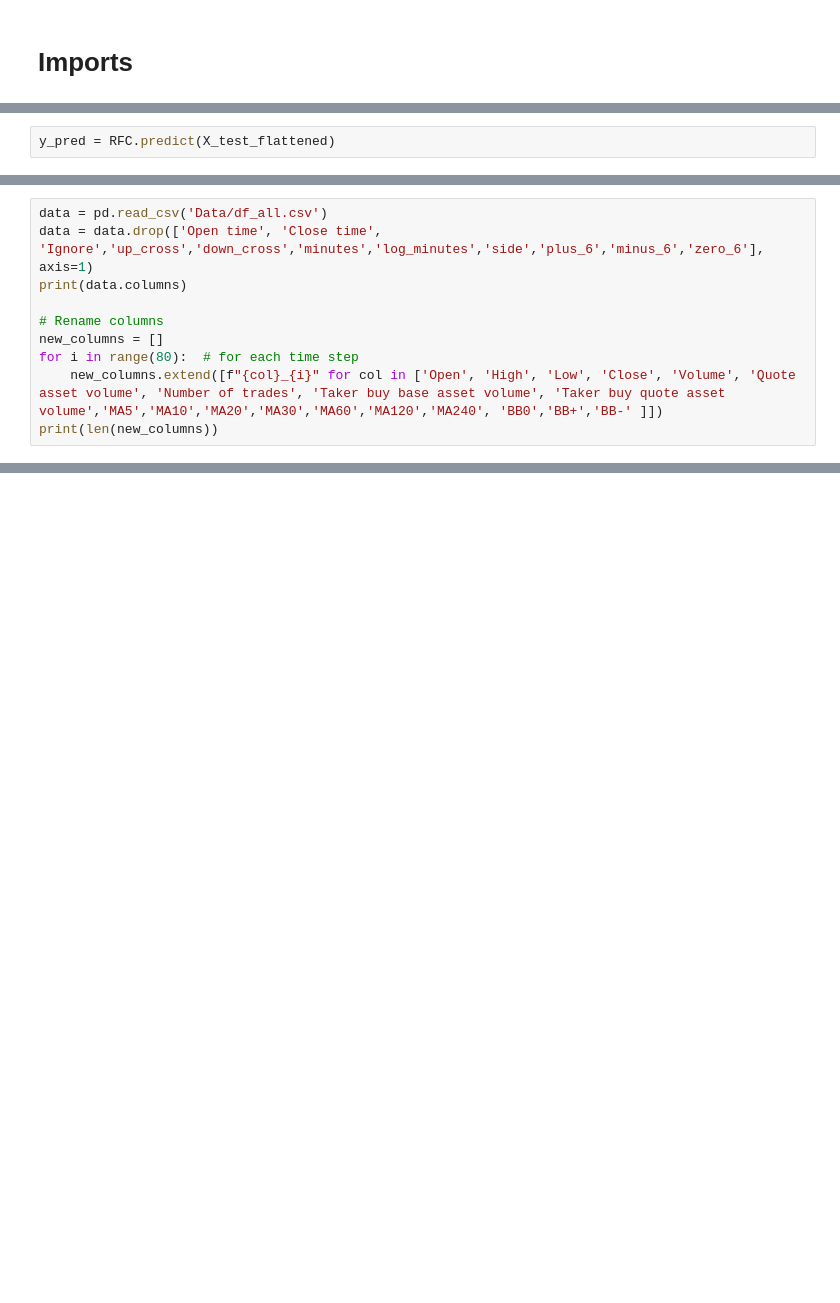
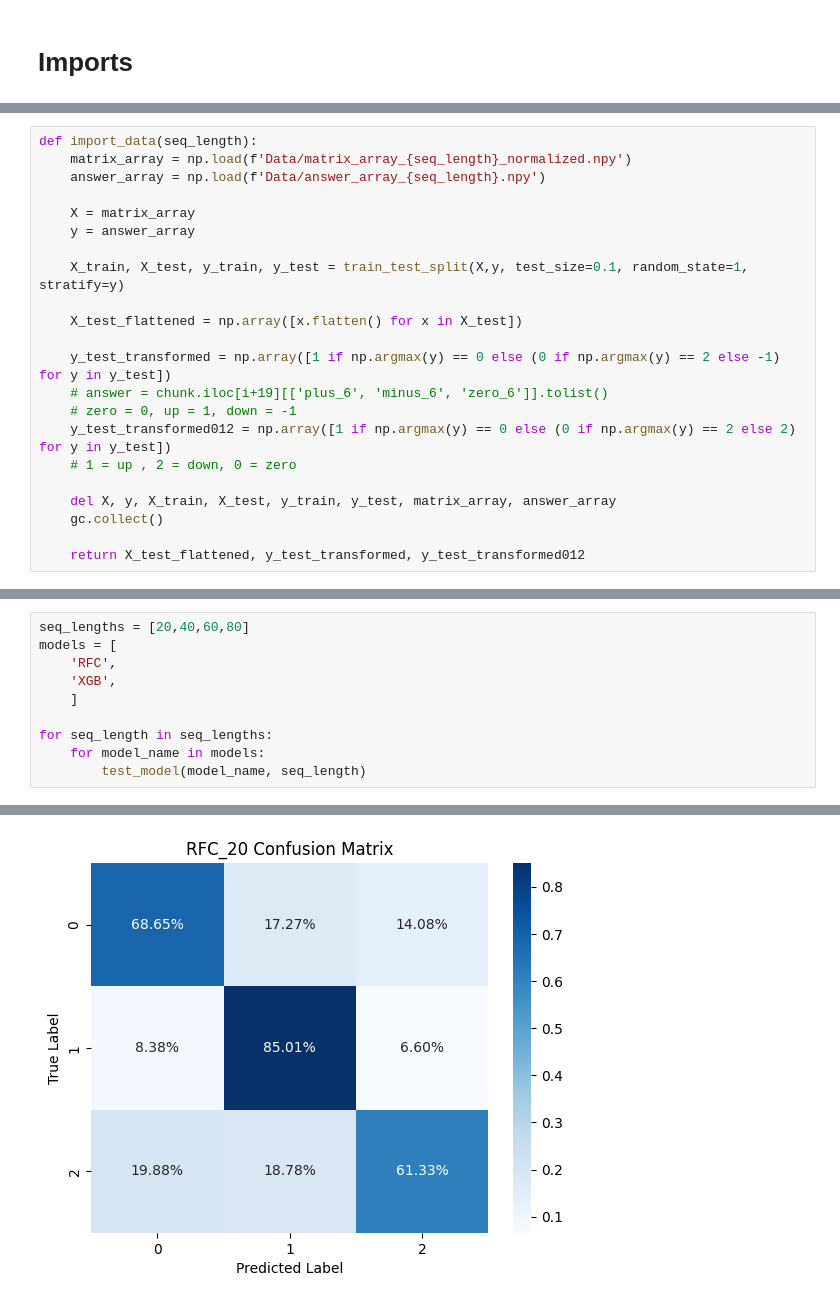
Before and after one commit to sminibae/MidasProject3, a Jupyter notebook: DOGE/04-0.ML_modeling.ipynb, the cells around one changed output, grey strips where cells are left out. Cells and saved outputs as stored; diff of their text form; blank space fills up the shorter version.

```diff
--- a/DOGE/04-0.ML_modeling.ipynb
+++ b/DOGE/04-0.ML_modeling.ipynb
@@ -1203,2 +2,0 @@ RandomForestClassifier(n_jobs=-1, random_state=1, verbose=1)
-# %%
-y_pred = RFC.predict(X_test_flattened)
@@ -1294,10 +2,0 @@ array([[0.67596461, 0.13406242, 0.18997297],
-# %%
-data = pd.read_csv('Data/df_all.csv')
-data = data.drop(['Open time', 'Close time', 'Ignore','up_cross','down_cross','minutes','log_minutes','side','plus_6','minus_6','zero_6'], axis=1)
-print(data.columns)
-
-# Rename columns
-new_columns = []
-for i in range(80):  # for each time step
-    new_columns.extend([f"{col}_{i}" for col in ['Open', 'High', 'Low', 'Close', 'Volume', 'Quote asset volume', 'Number of trades', 'Taker buy base asset volume', 'Taker buy quote asset volume','MA5','MA10','MA20','MA30','MA60','MA120','MA240', 'BB0','BB+','BB-' ]])
-print(len(new_columns))
@@ -1404,0 +19,22 @@ joblib.dump(RFC, 'Models/RFC_model_80.pkl')
+# %%
+def import_data(seq_length):
+    matrix_array = np.load(f'Data/matrix_array_{seq_length}_normalized.npy')
+    answer_array = np.load(f'Data/answer_array_{seq_length}.npy')
+
+    X = matrix_array
+    y = answer_array
+
+    X_train, X_test, y_train, y_test = train_test_split(X,y, test_size=0.1, random_state=1, stratify=y)
+
+    X_test_flattened = np.array([x.flatten() for x in X_test])
+
+    y_test_transformed = np.array([1 if np.argmax(y) == 0 else (0 if np.argmax(y) == 2 else -1) for y in y_test])
+    # answer = chunk.iloc[i+19][['plus_6', 'minus_6', 'zero_6']].tolist()
+    # zero = 0, up = 1, down = -1
+    y_test_transformed012 = np.array([1 if np.argmax(y) == 0 else (0 if np.argmax(y) == 2 else 2) for y in y_test])
+    # 1 = up , 2 = down, 0 = zero
+
+    del X, y, X_train, X_test, y_train, y_test, matrix_array, answer_array
+    gc.collect()
+
+    return X_test_flattened, y_test_transformed, y_test_transformed012
@@ -1404,0 +143,11 @@ joblib.dump(RFC, 'Models/RFC_model_80.pkl')
+# %%
+seq_lengths = [20,40,60,80]
+models = [
+    'RFC',
+    'XGB',
+    ]
+
+for seq_length in seq_lengths:
+    for model_name in models:
+        test_model(model_name, seq_length)
+# %% [output]
@@ -1404,0 +172 @@ joblib.dump(RFC, 'Models/RFC_model_80.pkl')
+[figure, added]
```
Also changed, not shown: parts of 125 cells of this notebook, 35 other files.
